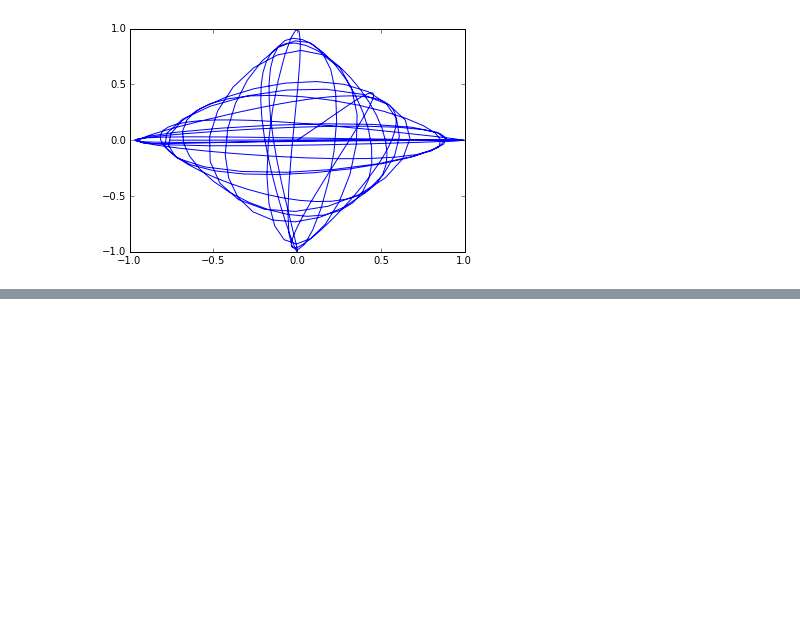
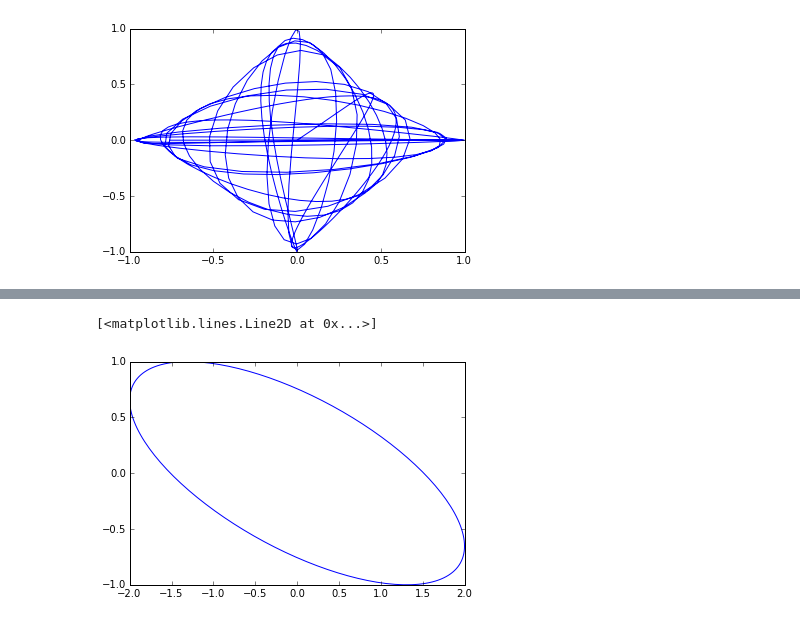
Before and after one commit to daleroblin/python_jupyter_scratch, a Jupyter notebook: simple_plots.ipynb, the cells around one changed output, grey strips where cells are left out. Cells and saved outputs as stored; diff of their text form; code cells hidden in the pictures; blank space fills up the shorter version.

```diff
--- a/simple_plots.ipynb
+++ b/simple_plots.ipynb
@@ -63,0 +82,5 @@ plt.plot(np.cos(x)*np.sin(x**2),((np.sin(x))**2)*np.cos(x**2))
+# %%
+plt.plot(2*np.cos(t),np.cos(t+4))
+# %% [output]
+[<matplotlib.lines.Line2D at 0x...>]
+[figure, added]
```
Also changed, not shown: parts of 6 cells of this notebook.
